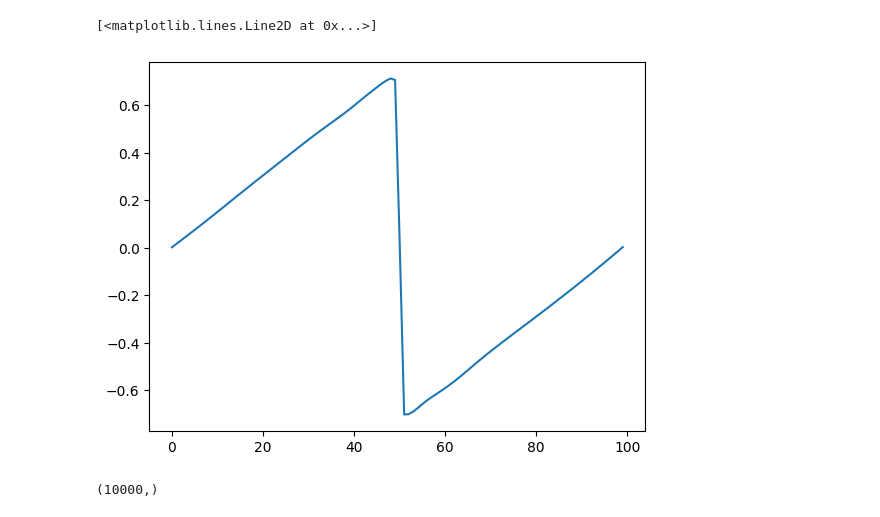
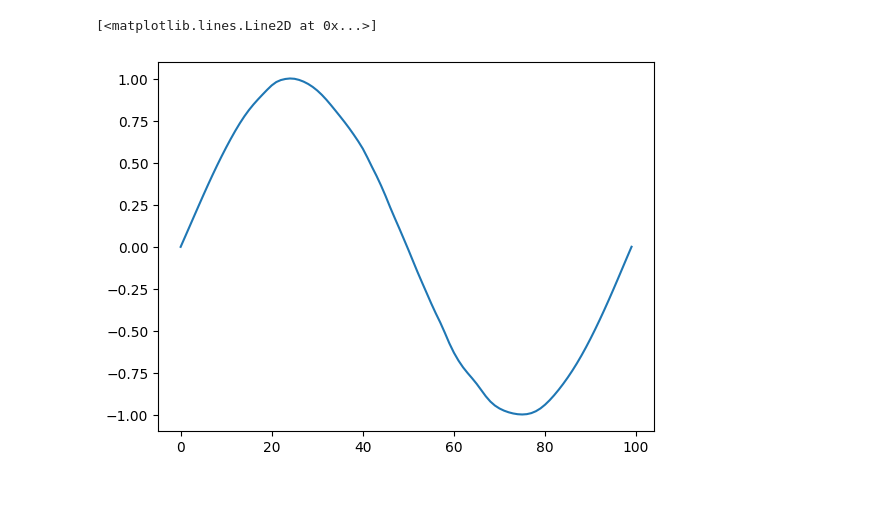
Before and after one commit to HaoLi-HL/NN-HCL, a Jupyter notebook: Code/MGNN_Burgers_PINN.ipynb, the cells around one changed output. Drawn from its saved outputs; the diff is of its cells as text; code cells hidden in the pictures.

```diff
--- a/Code/MGNN_Burgers_PINN.ipynb
+++ b/Code/MGNN_Burgers_PINN.ipynb
@@ -279,4 +326,6 @@ def solve_burgers(total_grade=3, k=2):
     return u_pred.reshape(100, 100)
 # %%
-u_pred = solve_burgers(total_grade=3, k=2)
+u_pred = solve_burgers(total_grade=4, k=3,
+                       dims_list=[(40, 40), (40, 40), (40, 40), (40, 40)],
+                       lrs=[1e-3, 1e-3, 1e-3, 1e-3])
 # %% [output]
@@ -326,9 +392,5 @@ plot_solution(u_pred)
 # %%
-plt.plot(u_pred[-1,:])
+plt.plot(u_pred[0,:])
 # %% [output]
 [<matplotlib.lines.Line2D at 0x...>]
-[figure, old version]
+[figure, new version]
-# %%
-X_flat.shape
-# %% [output]
-(10000,)
```
Also changed, not shown: parts of 9 cells of this notebook, 22 other files.
